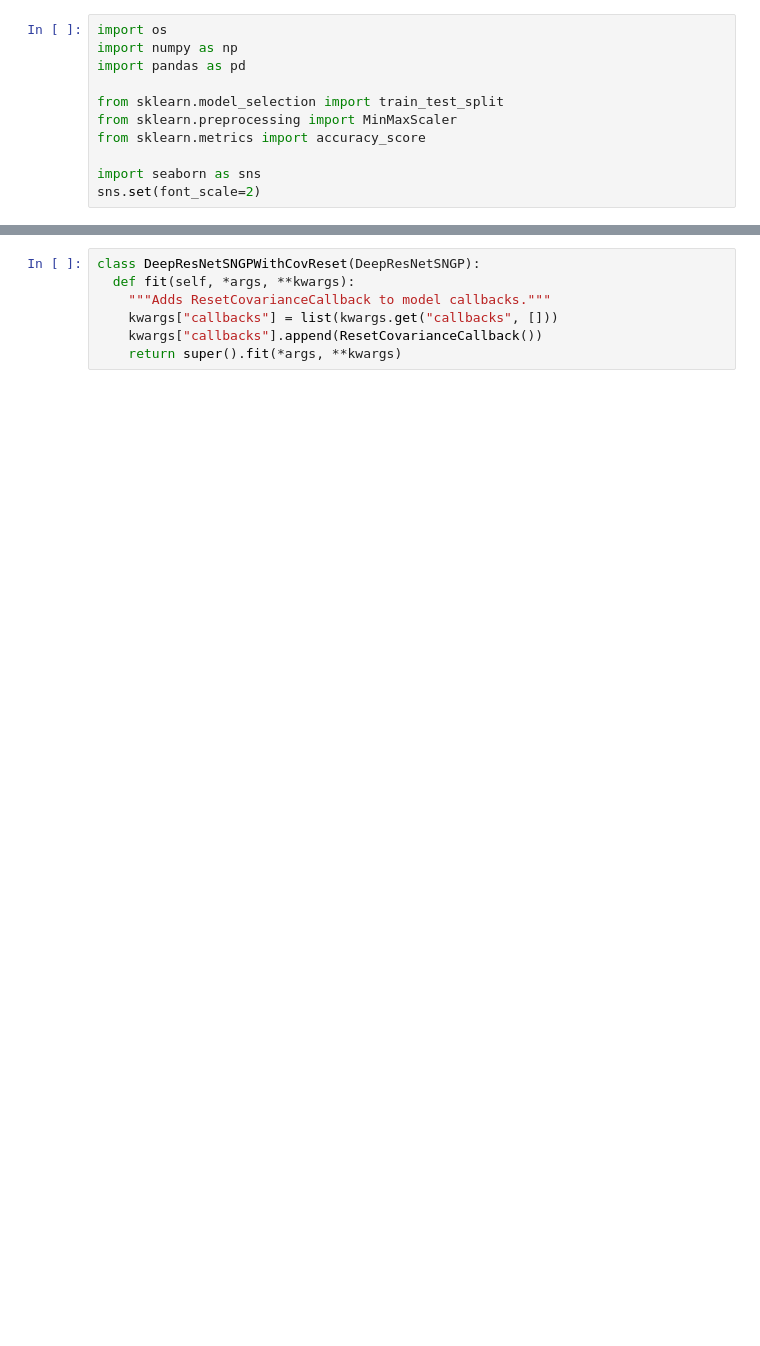
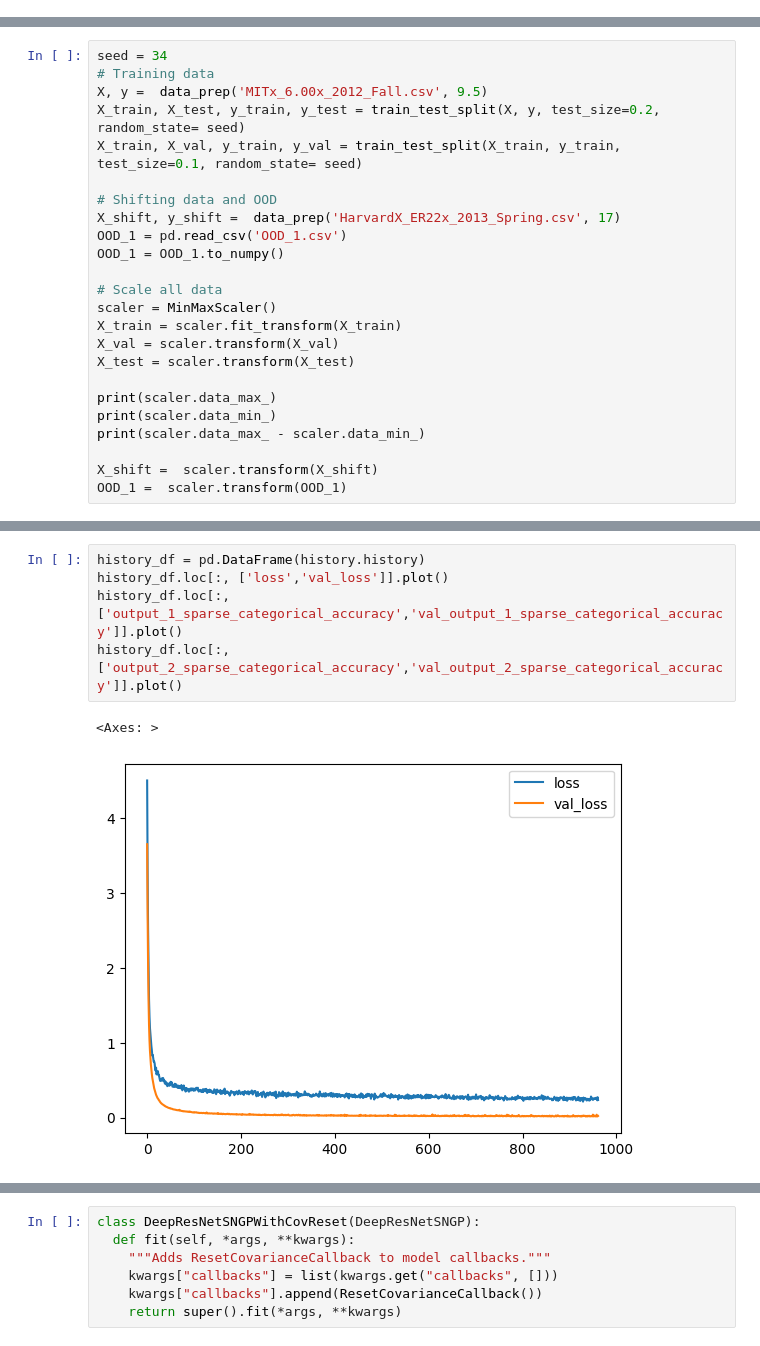
Before and after one commit to EricXue92/UQ, a Jupyter notebook: SNGP_Classification.ipynb, the cells around one changed output, grey strips where cells are left out. Drawn from its saved outputs; the diff is of its cells as text; blank space fills up the shorter version.

```diff
--- a/SNGP_Classification.ipynb
+++ b/SNGP_Classification.ipynb
@@ -1,11 +0,0 @@
-# %%
-import os
-import numpy as np
-import pandas as pd
-
-from sklearn.model_selection import train_test_split
-from sklearn.preprocessing import MinMaxScaler
-from sklearn.metrics import accuracy_score
-
-import seaborn as sns
-sns.set(font_scale=2)
@@ -257,0 +45,24 @@ class ResetCovarianceCallback(tf.keras.callbacks.Callback):
+# %%
+seed = 34
+# Training data
+X, y =  data_prep('MITx_6.00x_2012_Fall.csv', 9.5)
+X_train, X_test, y_train, y_test = train_test_split(X, y, test_size=0.2, random_state= seed)
+X_train, X_val, y_train, y_val = train_test_split(X_train, y_train, test_size=0.1, random_state= seed)
+
+# Shifting data and OOD
+X_shift, y_shift =  data_prep('HarvardX_ER22x_2013_Spring.csv', 17)
+OOD_1 = pd.read_csv('OOD_1.csv')
+OOD_1 = OOD_1.to_numpy()
+
+# Scale all data
+scaler = MinMaxScaler()
+X_train = scaler.fit_transform(X_train)
+X_val = scaler.transform(X_val)
+X_test = scaler.transform(X_test)
+
+print(scaler.data_max_)
+print(scaler.data_min_)
+print(scaler.data_max_ - scaler.data_min_)
+
+X_shift =  scaler.transform(X_shift)
+OOD_1 =  scaler.transform(OOD_1)
@@ -257,0 +184,8 @@ class ResetCovarianceCallback(tf.keras.callbacks.Callback):
+# %%
+history_df = pd.DataFrame(history.history)
+history_df.loc[:, ['loss','val_loss']].plot()
+history_df.loc[:, ['output_1_sparse_categorical_accuracy','val_output_1_sparse_categorical_accuracy']].plot()
+history_df.loc[:, ['output_2_sparse_categorical_accuracy','val_output_2_sparse_categorical_accuracy']].plot()
+# %% [output]
+<Axes: >
+[figure, added]
```
Also changed, not shown: parts of 68 cells of this notebook.
